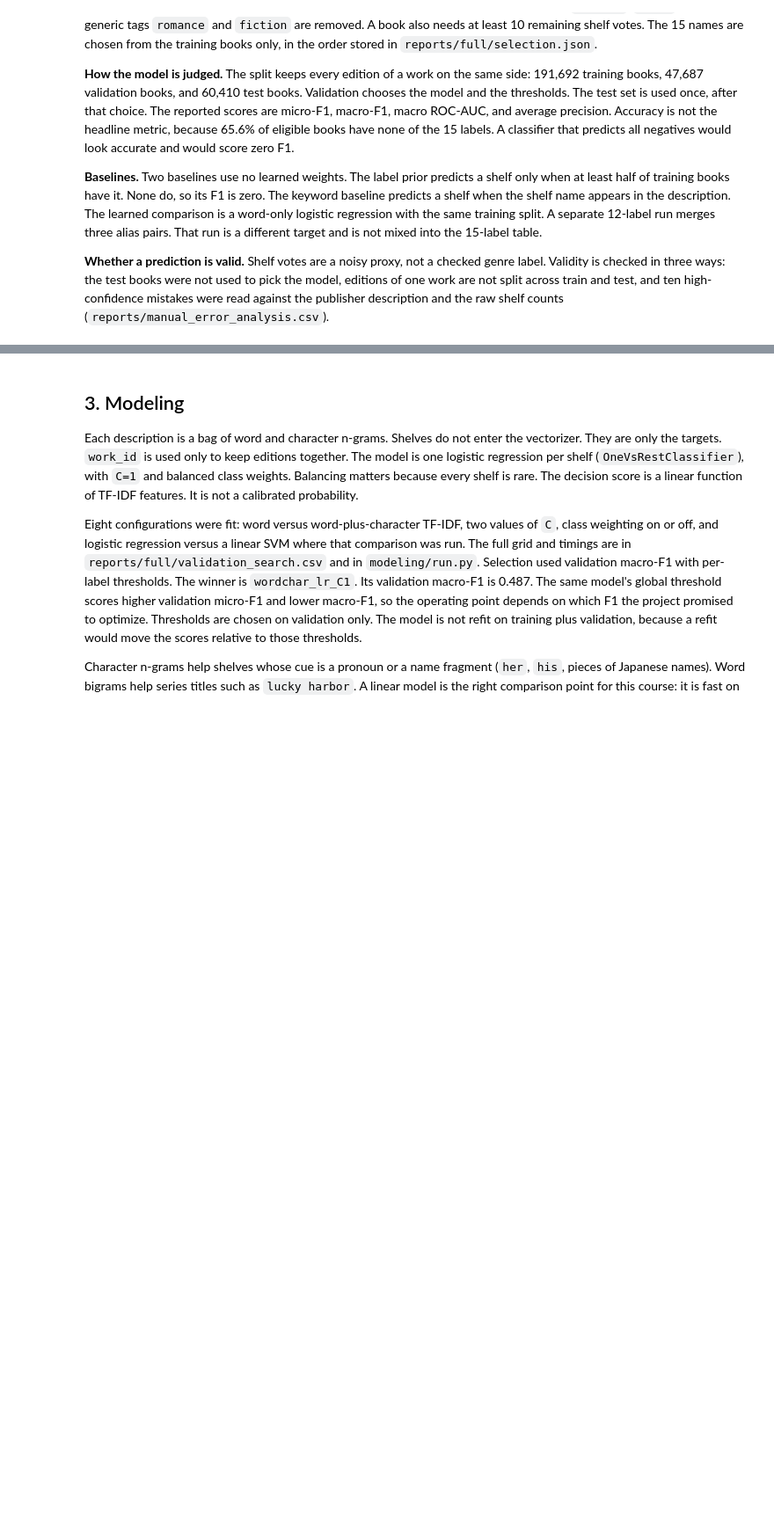
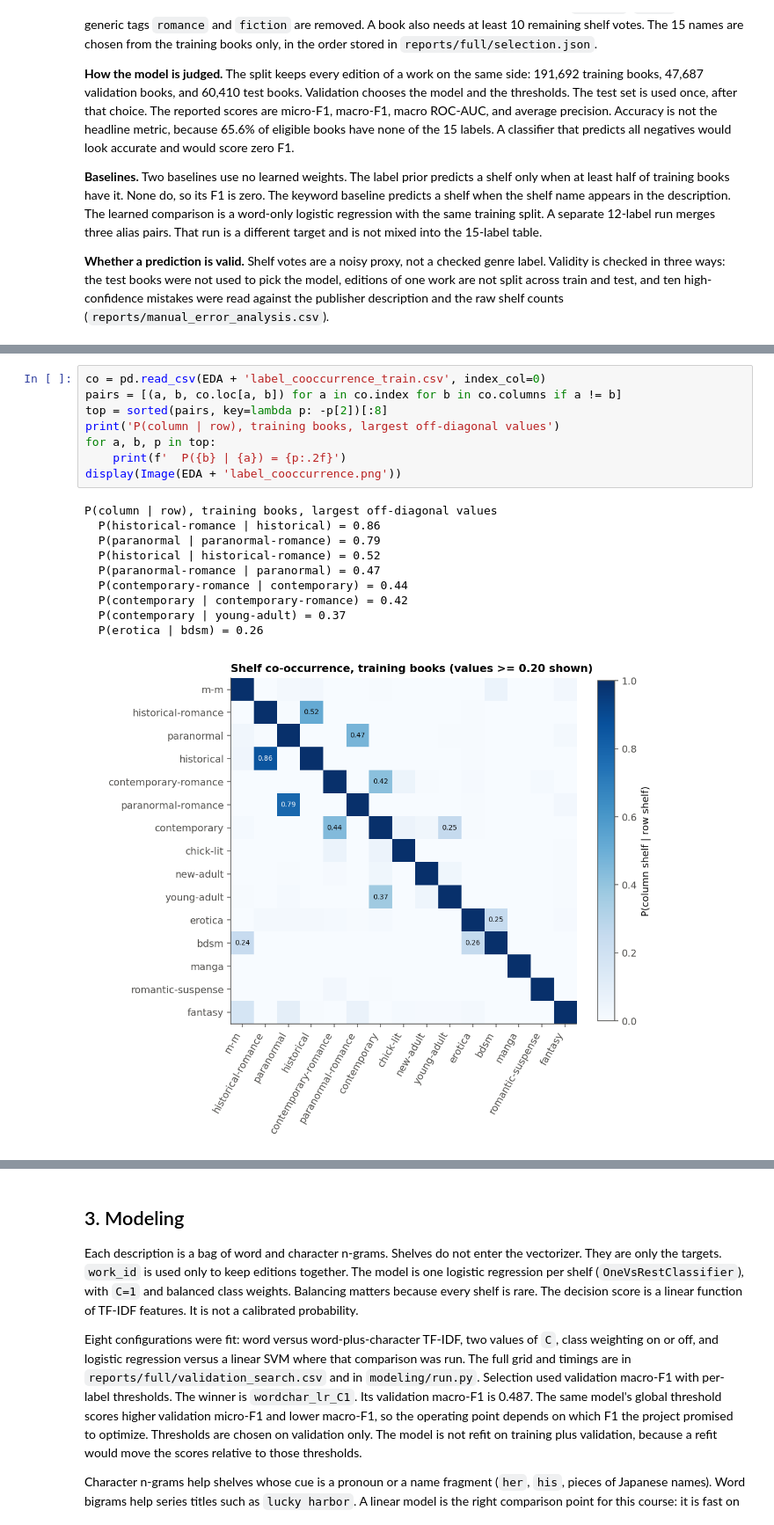
Before and after one commit to j1doan/recsys, a Jupyter notebook: workbook.ipynb, the cells around one changed output, grey strips where cells are left out. Shown at 88% size. Cells and saved outputs as stored; diff of their text form; blank space fills up the shorter version.

```diff
--- a/workbook.ipynb
+++ b/workbook.ipynb
@@ -66,0 +147,19 @@ display(Image('reports/eda/publication_years.png'))
+# %%
+co = pd.read_csv(EDA + 'label_cooccurrence_train.csv', index_col=0)
+pairs = [(a, b, co.loc[a, b]) for a in co.index for b in co.columns if a != b]
+top = sorted(pairs, key=lambda p: -p[2])[:8]
+print('P(column | row), training books, largest off-diagonal values')
+for a, b, p in top:
+    print(f'  P({b} | {a}) = {p:.2f}')
+display(Image(EDA + 'label_cooccurrence.png'))
+# %% [output]
+P(column | row), training books, largest off-diagonal values
+  P(historical-romance | historical) = 0.86
+  P(paranormal | paranormal-romance) = 0.79
+  P(historical | historical-romance) = 0.52
+  P(paranormal-romance | paranormal) = 0.47
+  P(contemporary-romance | contemporary) = 0.44
+  P(contemporary | contemporary-romance) = 0.42
+  P(contemporary | young-adult) = 0.37
+  P(erotica | bdsm) = 0.26
+[figure, added]
```
Also changed, not shown: parts of 16 cells of this notebook, 20 other files.
